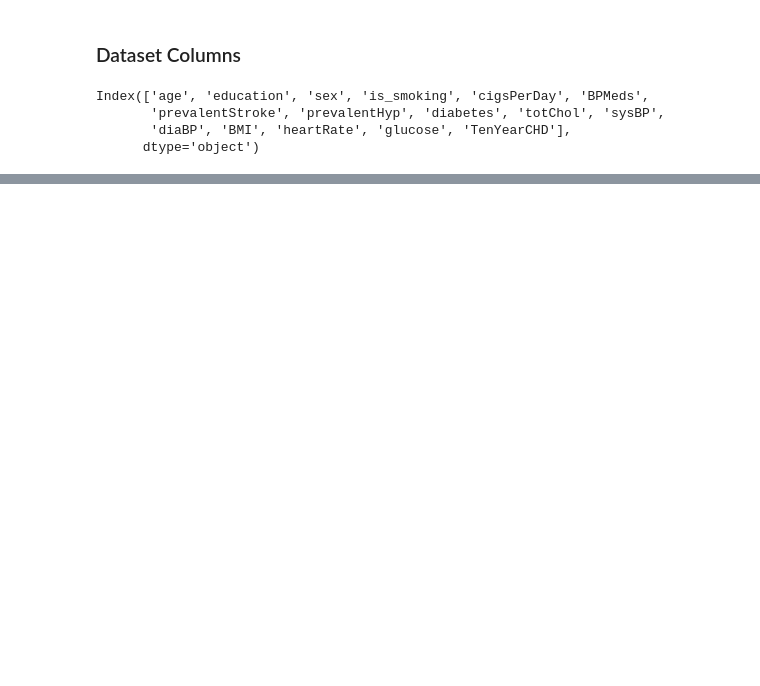
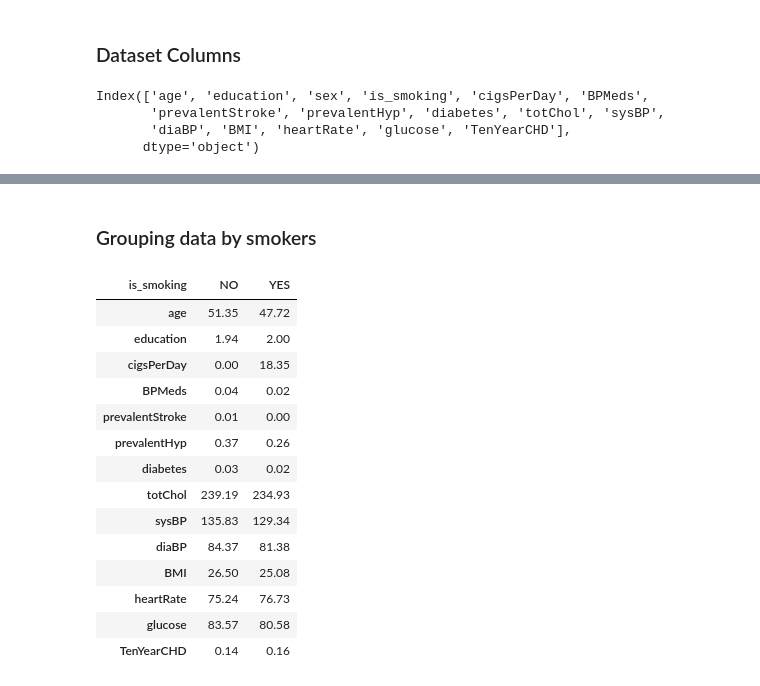
Before and after one commit to olaniSiyum/heart-disease-prediction, a Jupyter notebook: models/heart_disease.ipynb, the cells around one changed output, grey strips where cells are left out. Cells and saved outputs as stored; diff of their text form; code cells hidden in the pictures; blank space fills up the shorter version.

```diff
--- a/models/heart_disease.ipynb
+++ b/models/heart_disease.ipynb
@@ -133,0 +187,20 @@ Index(['age', 'education', 'sex', 'is_smoking', 'cigsPerDay', 'BPMeds',
+# %% [markdown]
+### Grouping data by smokers
+# %%
+data.groupby("is_smoking").mean().T
+# %% [output]
+| is_smoking | NO | YES |
+| age | 51.35 | 47.72 |
+| education | 1.94 | 2.00 |
+| cigsPerDay | 0.00 | 18.35 |
+| BPMeds | 0.04 | 0.02 |
+| prevalentStroke | 0.01 | 0.00 |
+| prevalentHyp | 0.37 | 0.26 |
+| diabetes | 0.03 | 0.02 |
+| totChol | 239.19 | 234.93 |
+| sysBP | 135.83 | 129.34 |
+| diaBP | 84.37 | 81.38 |
+| BMI | 26.50 | 25.08 |
+| heartRate | 75.24 | 76.73 |
+| glucose | 83.57 | 80.58 |
+| TenYearCHD | 0.14 | 0.16 |
```
Also changed, not shown: parts of 20 cells of this notebook.
